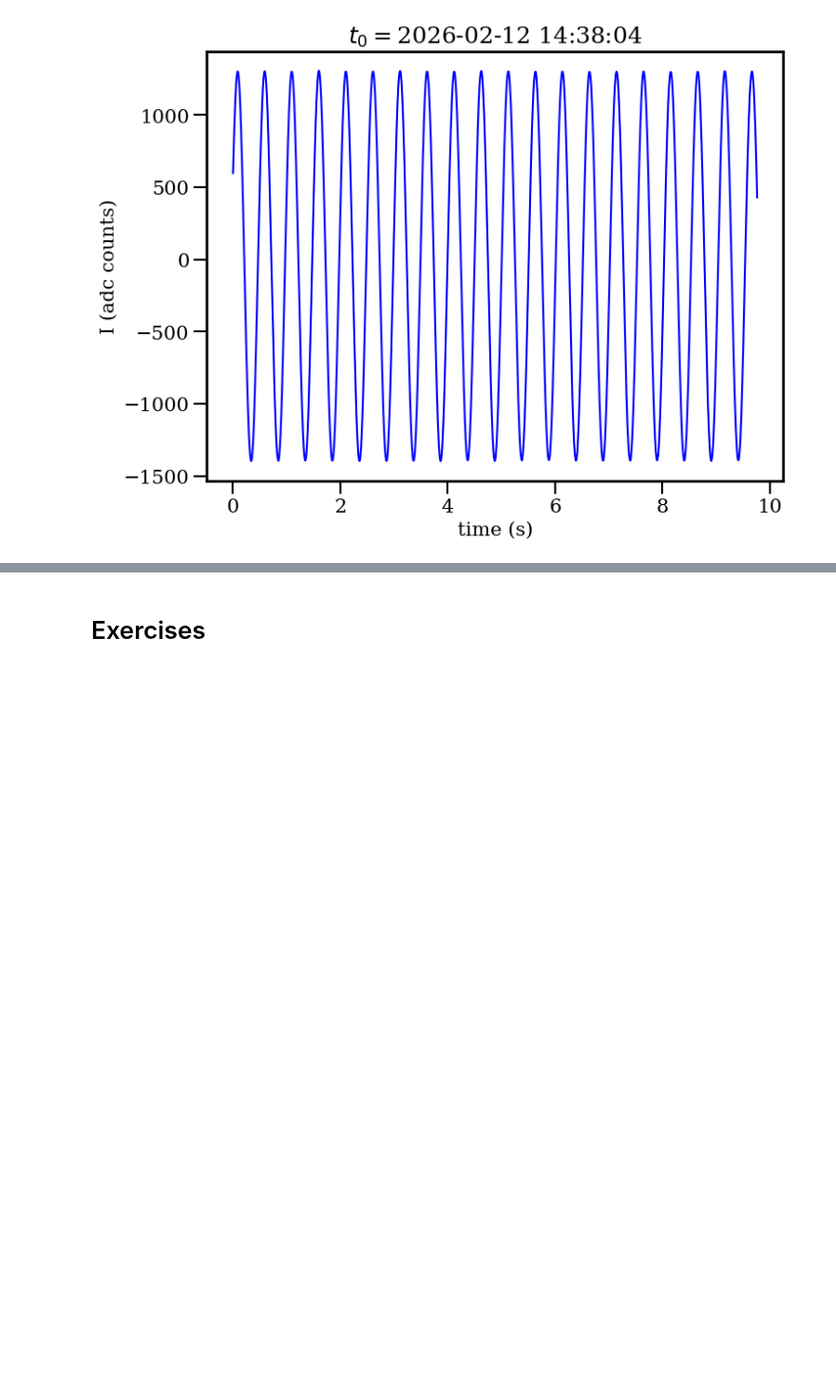
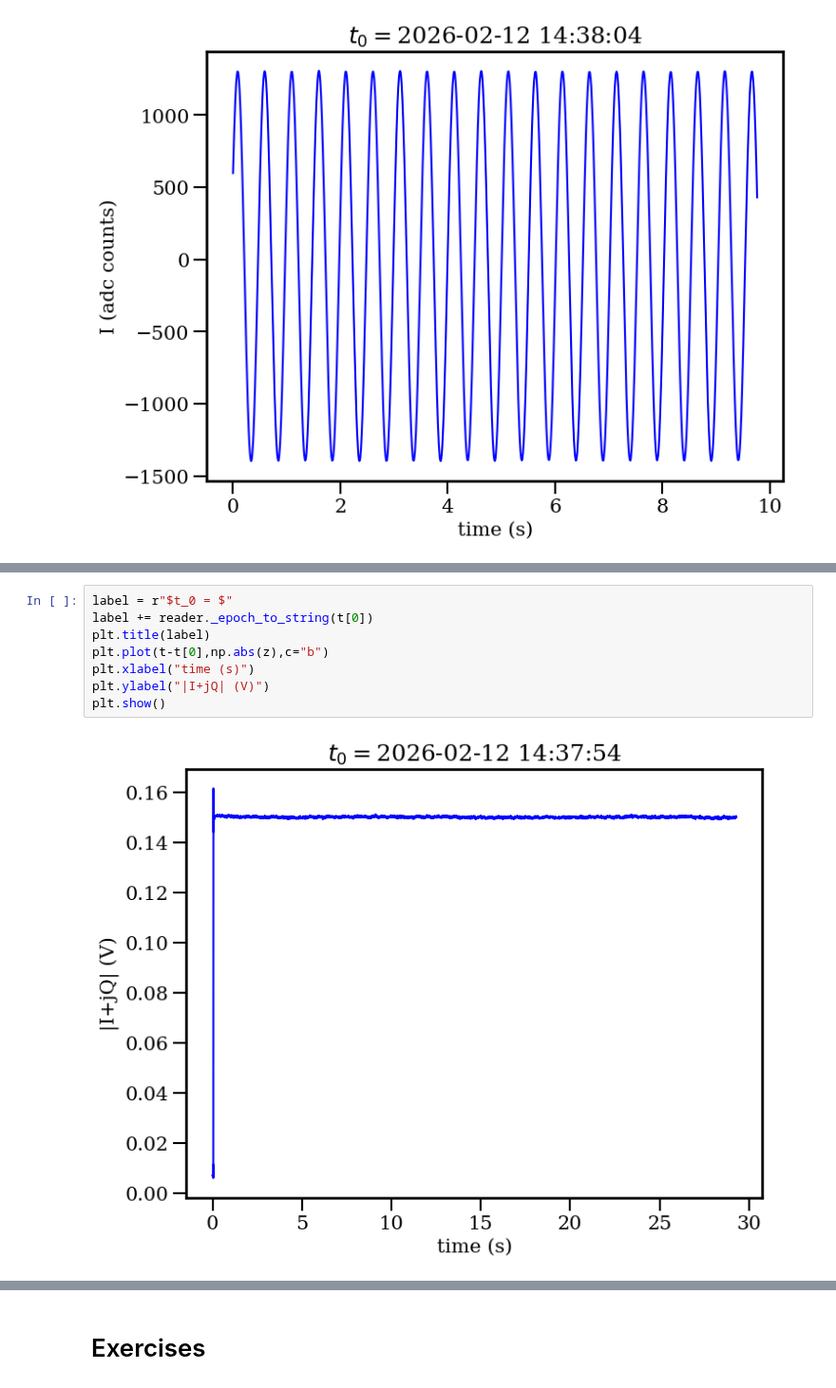
Before and after one commit to Lab5015/BAWSHA, a Jupyter notebook: tutorials/gwReader.ipynb, the cells around one changed output, grey strips where cells are left out. Shown at 95% size. Saved outputs shown, nothing was run; the diff lists cells and outputs as text; blank space fills up the shorter version.

```diff
--- a/tutorials/gwReader.ipynb
+++ b/tutorials/gwReader.ipynb
@@ -313,3 +313,13 @@ plt.show()
+# %%
+label = r"$t_0 = $"
+label += reader._epoch_to_string(t[0])
+plt.title(label)
+plt.plot(t-t[0],np.abs(z),c="b")
+plt.xlabel("time (s)")
+plt.ylabel("|I+jQ| (V)")
+plt.show()
+# %% [output]
+[figure, added]
 # %%
 # Given a resonance, plot the PSD of the recorded data
 
```
Also changed, not shown: parts of 3 cells of this notebook.
